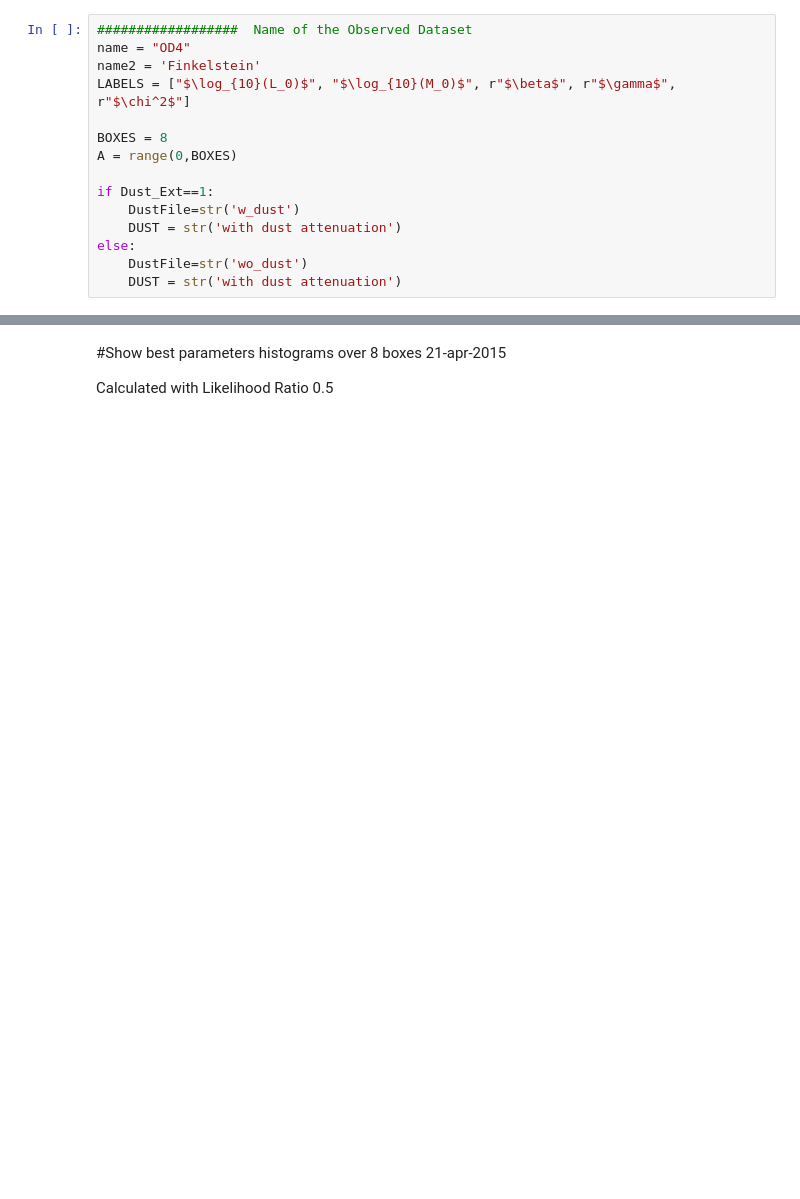
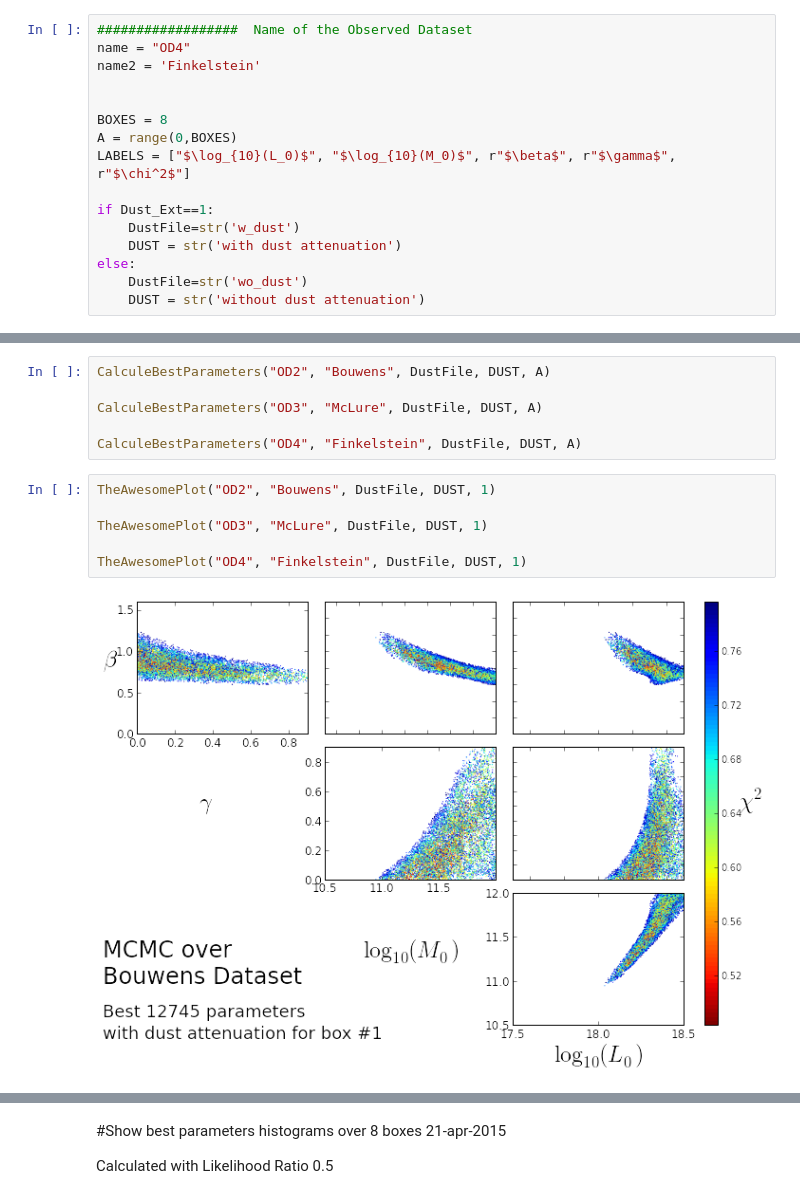
Before and after one commit to flgomezc/sfr-dmhm, a Jupyter notebook: program_small/best_parameters.ipynb, the cells around one changed output, grey strips where cells are left out. Drawn from its saved outputs; the diff is of its cells as text; blank space fills up the shorter version.

Commit message:
Graphs OD2 OD3 OD4

```diff
--- a/program_small/best_parameters.ipynb
+++ b/program_small/best_parameters.ipynb
@@ -11,14 +307,15 @@ Populating the interactive namespace from numpy and matplotlib
 ##################  Name of the Observed Dataset
 name = "OD4"
 name2 = 'Finkelstein'
-LABELS = ["$\log_{10}(L_0)$", "$\log_{10}(M_0)$", r"$\beta$", r"$\gamma$", r"$\chi^2$"]
+
 
 BOXES = 8
 A = range(0,BOXES)
+LABELS = ["$\log_{10}(L_0)$", "$\log_{10}(M_0)$", r"$\beta$", r"$\gamma$", r"$\chi^2$"]
 
 if Dust_Ext==1:
     DustFile=str('w_dust')
     DUST = str('with dust attenuation')
 else:
     DustFile=str('wo_dust')
-    DUST = str('with dust attenuation')
+    DUST = str('without dust attenuation')
@@ -151,0 +322,14 @@ output.close()
+# %%
+CalculeBestParameters("OD2", "Bouwens", DustFile, DUST, A)
+
+CalculeBestParameters("OD3", "McLure", DustFile, DUST, A)
+
+CalculeBestParameters("OD4", "Finkelstein", DustFile, DUST, A)
+# %%
+TheAwesomePlot("OD2", "Bouwens", DustFile, DUST, 1)
+
+TheAwesomePlot("OD3", "McLure", DustFile, DUST, 1)
+
+TheAwesomePlot("OD4", "Finkelstein", DustFile, DUST, 1)
+# %% [output]
+[figure, added]
```
Also changed, not shown: parts of 6 cells of this notebook.
